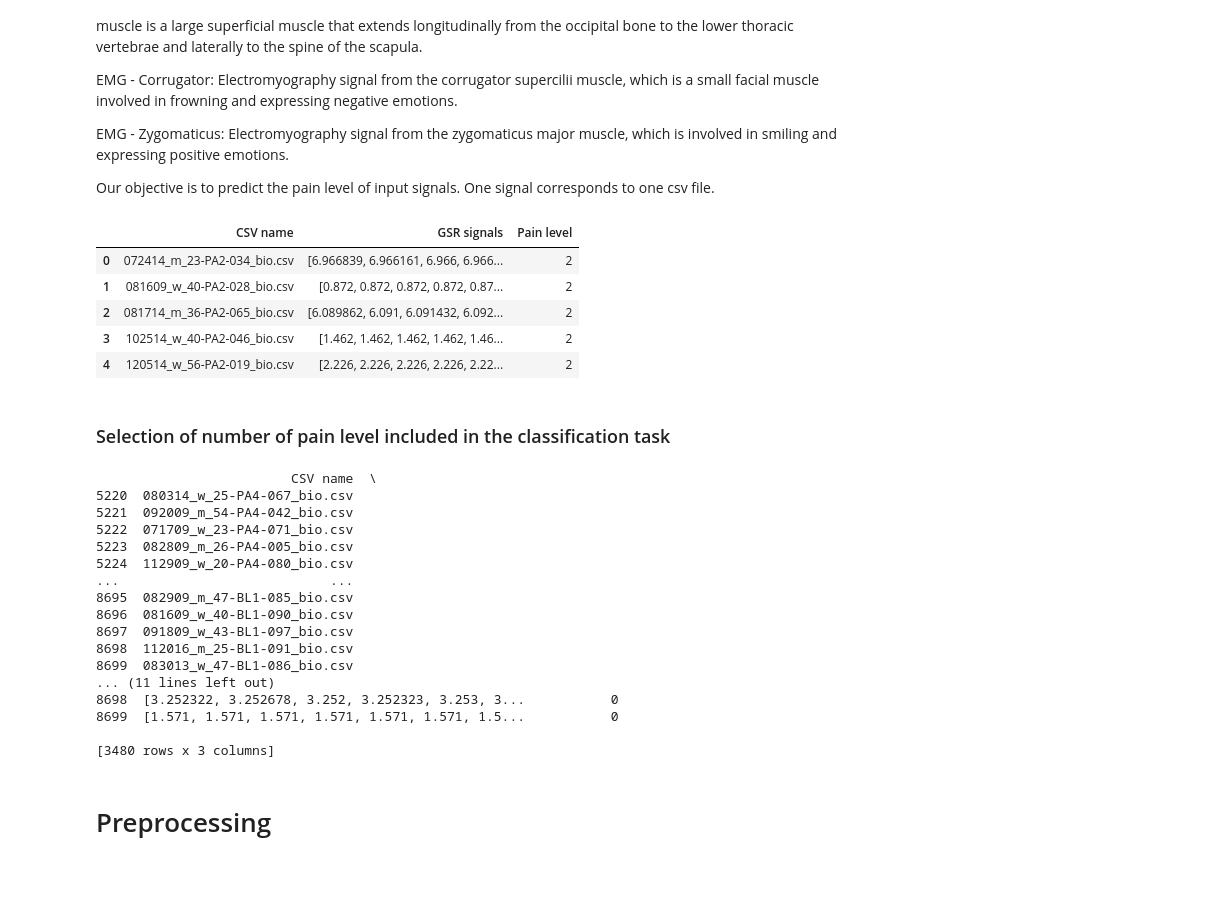
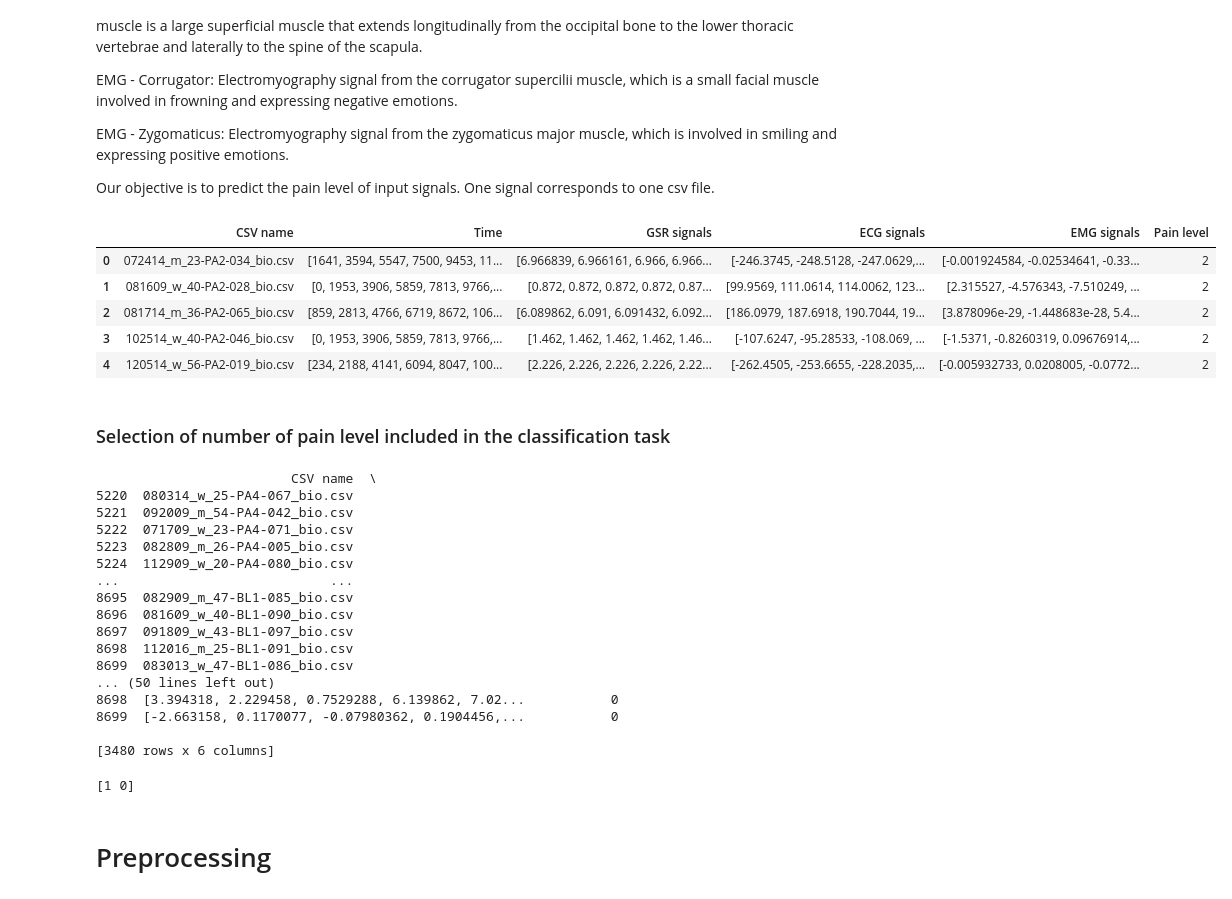
Before and after one commit to moonblume/StochasticTeacher-StudentKD, a Jupyter notebook: Biovid_1DCNN_EDA_KD.ipynb, the cells around one changed output. Cells and saved outputs as stored; diff of their text form; code cells hidden in the pictures.

```diff
--- a/Biovid_1DCNN_EDA_KD.ipynb
+++ b/Biovid_1DCNN_EDA_KD.ipynb
@@ -57,46 +58,55 @@ Our objective is to predict the pain level of input signals. One signal correspo
 # %%
 # Define the directory containing the CSV files
 biosignals_path = '/home/ens/AU59350/LIVIA/physio/physio_organised/'
 
 # Initialize an empty list to store data for DataFrame
 data = []
 
 # Iterate over each pain level directory
 for pain_level in os.listdir(biosignals_path):
     pain_level_dir = os.path.join(biosignals_path, pain_level)
 
     # Check if it's a directory
     if os.path.isdir(pain_level_dir):
         # Iterate over each CSV file in the pain level directory
         for csv_file in os.listdir(pain_level_dir):
             # Check if it's a CSV file
             if csv_file.endswith('.csv'):
                 csv_path = os.path.join(pain_level_dir, csv_file)
                 # Read the CSV file
                 df = pd.read_csv(csv_path, sep='\t')
                 # Extract GSR values
                 gsr_signal = df['gsr'].values
+                # Extract ECG values
+                ecg_signal = df['ecg'].values
+                # Extract EMG trapezius values
+                emg_signal = df['emg_trapezius'].values
+                # Extract time values
+                time = df['time'].values
                 # Append the CSV name, GSR signals, and Pain level to the data list
-                data.append({'CSV name': csv_file, 'GSR signals': gsr_signal, 'Pain level': int(pain_level)})
+                data.append({'CSV name': csv_file,'Time': time, 'GSR signals': gsr_signal, 'ECG signals': ecg_signal, 'EMG signals': emg_signal,'Pain level': int(pain_level)})
 
 # Create a DataFrame from the collected data
 df = pd.DataFrame(data)
 
 # Display the DataFrame
 df.head()
 # %% [output]
-|  | CSV name | GSR signals | Pain level |
-| 0 | 072414_m_23-PA2-034_bio.csv | [6.966839, 6.966161, 6.966, 6.966... | 2 |
-| 1 | 081609_w_40-PA2-028_bio.csv | [0.872, 0.872, 0.872, 0.872, 0.87... | 2 |
-| 2 | 081714_m_36-PA2-065_bio.csv | [6.089862, 6.091, 6.091432, 6.092... | 2 |
-| 3 | 102514_w_40-PA2-046_bio.csv | [1.462, 1.462, 1.462, 1.462, 1.46... | 2 |
-| 4 | 120514_w_56-PA2-019_bio.csv | [2.226, 2.226, 2.226, 2.226, 2.22... | 2 |
+|  | CSV name | Time | GSR signals | ECG signals | EMG signals | Pain level |
+| 0 | 072414_m_23-PA2-034_bio.csv | [1641, 3594, 5547, 7500, 9453, 11... | [6.966839, 6.966161, 6.966, 6.966... | [-246.3745, -248.5128, -247.0629,... | [-0.001924584, -0.02534641, -0.33... | 2 |
+| 1 | 081609_w_40-PA2-028_bio.csv | [0, 1953, 3906, 5859, 7813, 9766,... | [0.872, 0.872, 0.872, 0.872, 0.87... | [99.9569, 111.0614, 114.0062, 123... | [2.315527, -4.576343, -7.510249, ... | 2 |
+| 2 | 081714_m_36-PA2-065_bio.csv | [859, 2813, 4766, 6719, 8672, 106... | [6.089862, 6.091, 6.091432, 6.092... | [186.0979, 187.6918, 190.7044, 19... | [3.878096e-29, -1.448683e-28, 5.4... | 2 |
+| 3 | 102514_w_40-PA2-046_bio.csv | [0, 1953, 3906, 5859, 7813, 9766,... | [1.462, 1.462, 1.462, 1.462, 1.46... | [-107.6247, -95.28533, -108.069, ... | [-1.5371, -0.8260319, 0.09676914,... | 2 |
+| 4 | 120514_w_56-PA2-019_bio.csv | [234, 2188, 4141, 6094, 8047, 100... | [2.226, 2.226, 2.226, 2.226, 2.22... | [-262.4505, -253.6655, -228.2035,... | [-0.005932733, 0.0208005, -0.0772... | 2 |
 # %% [markdown]
 ### Selection of number of pain level included in the classification task
 # %%
 # Filter the DataFrame to keep rows where pain level is not equal to 1, 2, or 3
 df = df[~df['Pain level'].isin([1, 2, 3])]
 
+# Replace label values in the DataFrame
+df['Pain level'] = df['Pain level'].replace({4: 1})
+
 # Print the filtered DataFrame
 print(df)
 # %% [output]
@@ -112,8 +122,12 @@ print(df)
 8697  091809_w_43-BL1-097_bio.csv
 8698  112016_m_25-BL1-091_bio.csv
 8699  083013_w_47-BL1-086_bio.csv
-... (11 lines left out)
-8698  [3.252322, 3.252678, 3.252, 3.252323, 3.253, 3...           0
-8699  [1.571, 1.571, 1.571, 1.571, 1.571, 1.571, 1.5...           0
+... (50 lines left out)
+8698  [3.394318, 2.229458, 0.7529288, 6.139862, 7.02...           0
+8699  [-2.663158, 0.1170077, -0.07980362, 0.1904456,...           0
 
-[3480 rows x 3 columns]
+[3480 rows x 6 columns]
+# %%
+print(df['Pain level'].unique())
+# %% [output]
+[1 0]
```
Also changed, not shown: parts of 23 cells of this notebook.
